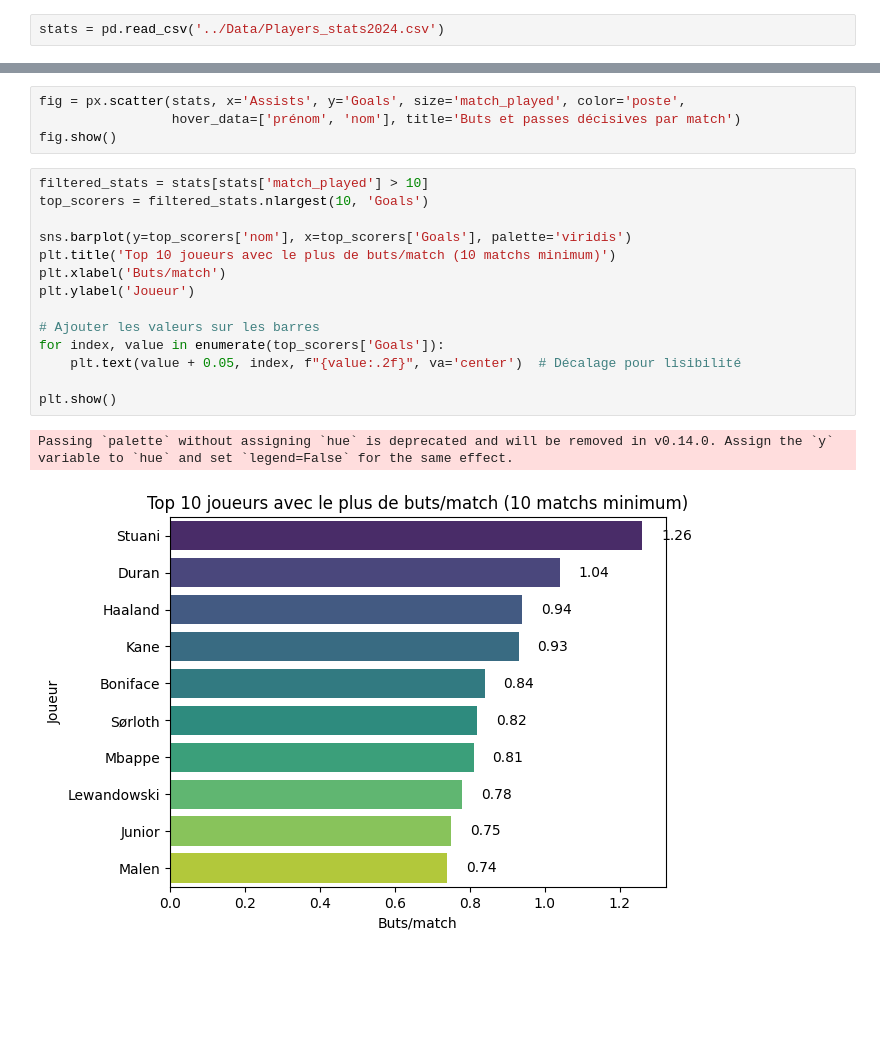
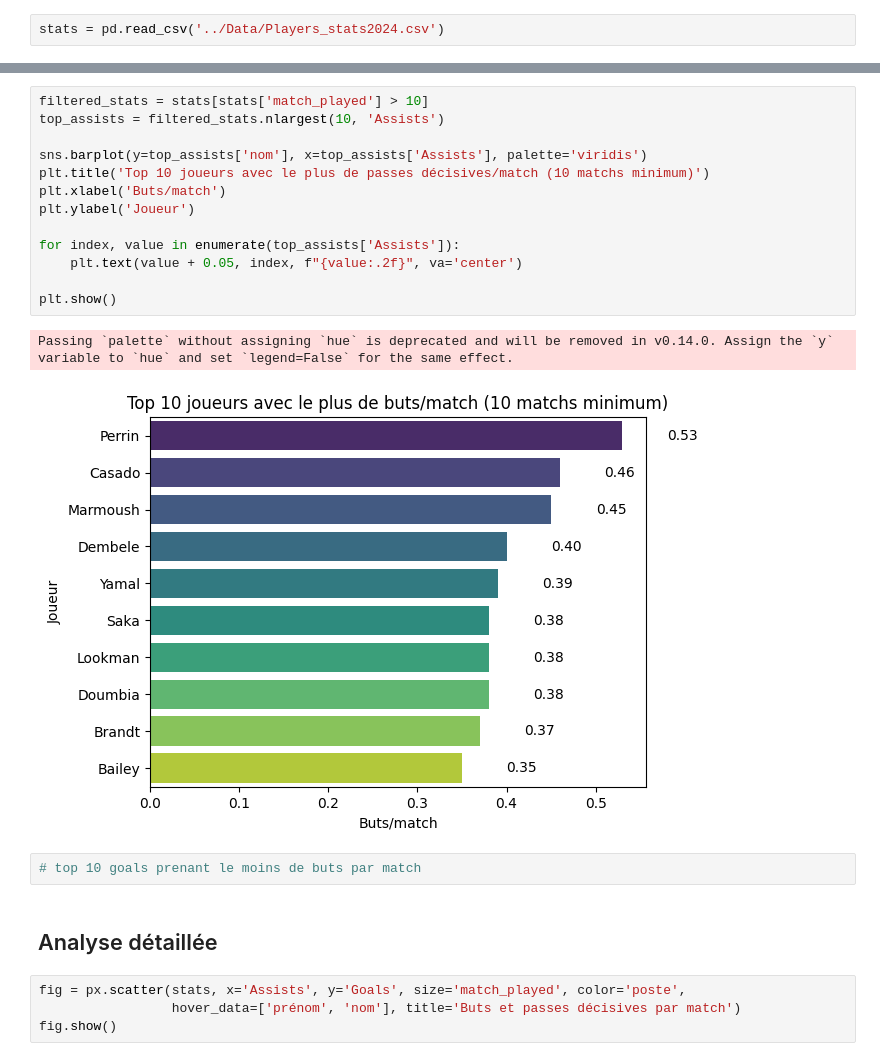
Before and after one commit to BastIA8/VisualisationFootStats, a Jupyter notebook: src/Visualisation.ipynb, the cells around one changed output, grey strips where cells are left out. Cells and saved outputs as stored; diff of their text form; blank space fills up the shorter version.

```diff
--- a/src/Visualisation.ipynb
+++ b/src/Visualisation.ipynb
@@ -23,21 +56,24 @@ plt.show()
+# %%
+filtered_stats = stats[stats['match_played'] > 10]
+top_assists = filtered_stats.nlargest(10, 'Assists')
+
+sns.barplot(y=top_assists['nom'], x=top_assists['Assists'], palette='viridis')
+plt.title('Top 10 joueurs avec le plus de passes décisives/match (10 matchs minimum)')
+plt.xlabel('Buts/match')
+plt.ylabel('Joueur')
+
+for index, value in enumerate(top_assists['Assists']):
+    plt.text(value + 0.05, index, f"{value:.2f}", va='center')
+
+plt.show()
+# %% [output]
+Passing `palette` without assigning `hue` is deprecated and will be removed in v0.14.0. Assign the `y` variable to `hue` and set `legend=False` for the same effect.
+[figure, added]
+# %%
+# top 10 goals prenant le moins de buts par match
+# %% [markdown]
+## Analyse détaillée
 # %%
 fig = px.scatter(stats, x='Assists', y='Goals', size='match_played', color='poste',
                  hover_data=['prénom', 'nom'], title='Buts et passes décisives par match')
 fig.show()
-# %%
-filtered_stats = stats[stats['match_played'] > 10]
-top_scorers = filtered_stats.nlargest(10, 'Goals')
-
-sns.barplot(y=top_scorers['nom'], x=top_scorers['Goals'], palette='viridis')
-plt.title('Top 10 joueurs avec le plus de buts/match (10 matchs minimum)')
-plt.xlabel('Buts/match')
-plt.ylabel('Joueur')
-
-# Ajouter les valeurs sur les barres
-for index, value in enumerate(top_scorers['Goals']):
-    plt.text(value + 0.05, index, f"{value:.2f}", va='center')  # Décalage pour lisibilité
-
-plt.show()
-# %% [output]
-Passing `palette` without assigning `hue` is deprecated and will be removed in v0.14.0. Assign the `y` variable to `hue` and set `legend=False` for the same effect.
-[figure, removed]
```
Also changed, not shown: parts of 6 cells of this notebook.
